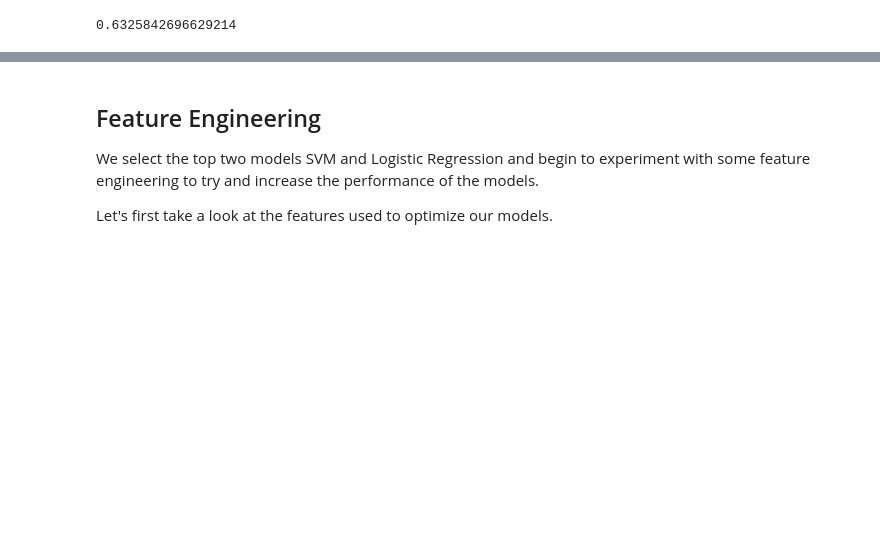
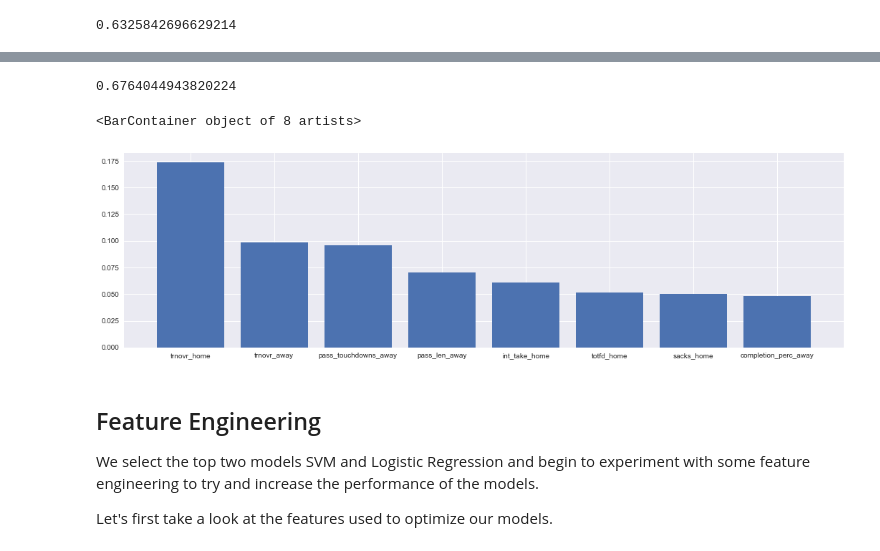
Before and after one commit to Edwardbafford/Springboard, a Jupyter notebook: Capstone 1 - NFL Matchup Predictions/Code/Machine Learning Analysis.ipynb, the cells around one changed output, grey strips where cells are left out. Cells and saved outputs as stored; diff of their text form; code cells hidden in the pictures; blank space fills up the shorter version.

```diff
--- a/Capstone 1 - NFL Matchup Predictions/Code/Machine Learning Analysis.ipynb
+++ b/Capstone 1 - NFL Matchup Predictions/Code/Machine Learning Analysis.ipynb
@@ -449,0 +469,6 @@ rf_clf.best_score_
+# %%
+parameters = {'learning_rate':[.05,.1,.2],
+              'n_estimators':[80,100,150]}
+
+boost_clf = GridSearchCV(GradientBoostingClassifier(), parameters, cv=5)
+boost_clf.fit(X_scale,y_class)
@@ -449,0 +495,3 @@ rf_clf.best_score_
+# %%
+gb_top = pd.DataFrame(boost_clf.best_estimator_.feature_importances_,index=X_scale.columns, columns=['value']).nlargest(n=20,columns='value')
+boost_clf.fit(X_scale[gb_top.index],y_class)
@@ -450,3 +510,16 @@ rf_clf.best_score_
+# %%
+boost_clf.best_score_
+# %% [output]
+0.6764044943820224
+# %%
+from matplotlib.pyplot import figure
+gb_top = pd.DataFrame(boost_clf.best_estimator_.feature_importances_,index=gb_top.index, columns=['value']).nlargest(n=8,columns='value')
+
+figure(figsize=(18, 5))
+plt.bar(gb_top.index, gb_top['value'])
+# %% [output]
+<BarContainer object of 8 artists>
+[figure, added]
 # %% [markdown]
 ## Feature Engineering
 
```
Also changed, not shown: parts of 27 cells of this notebook, 3 other files.
